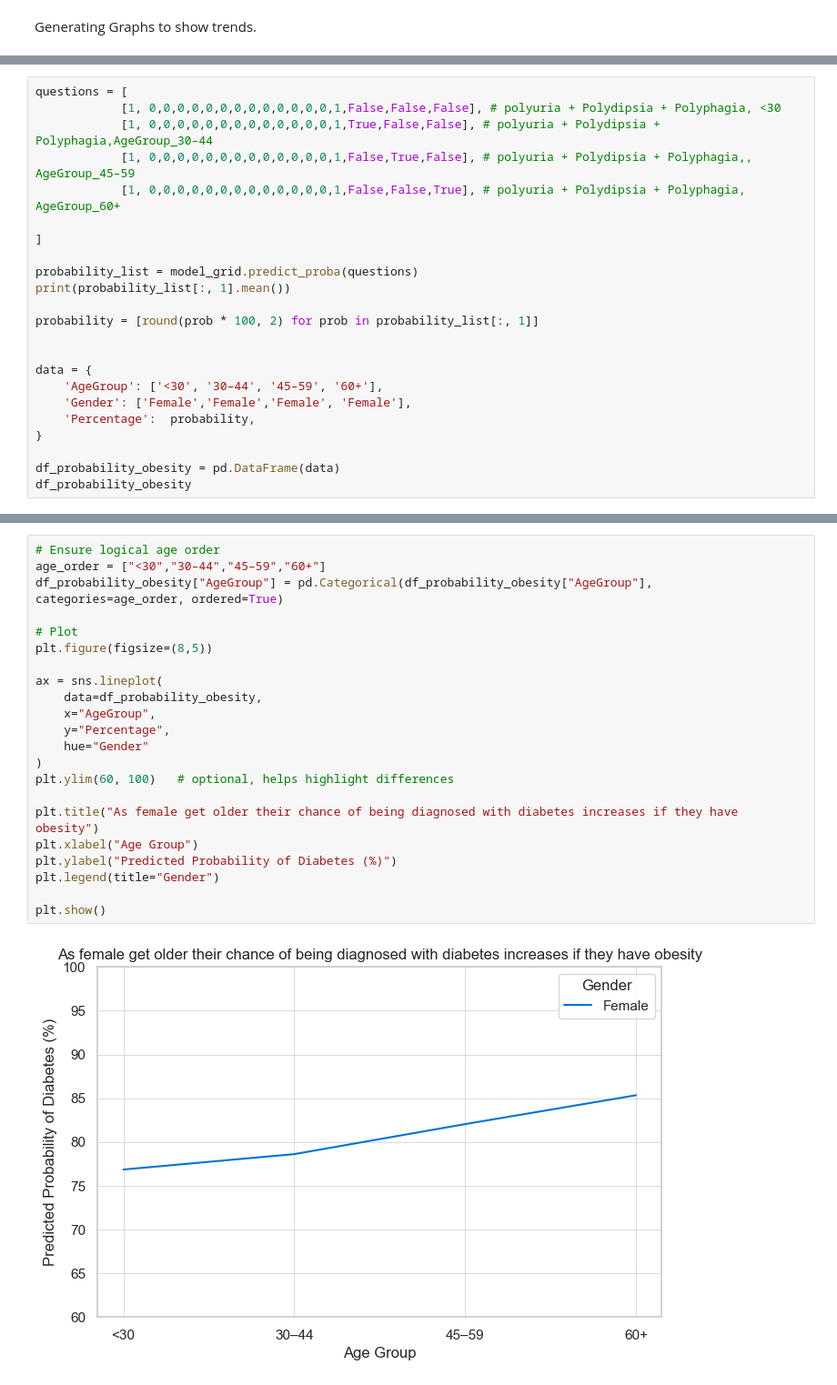
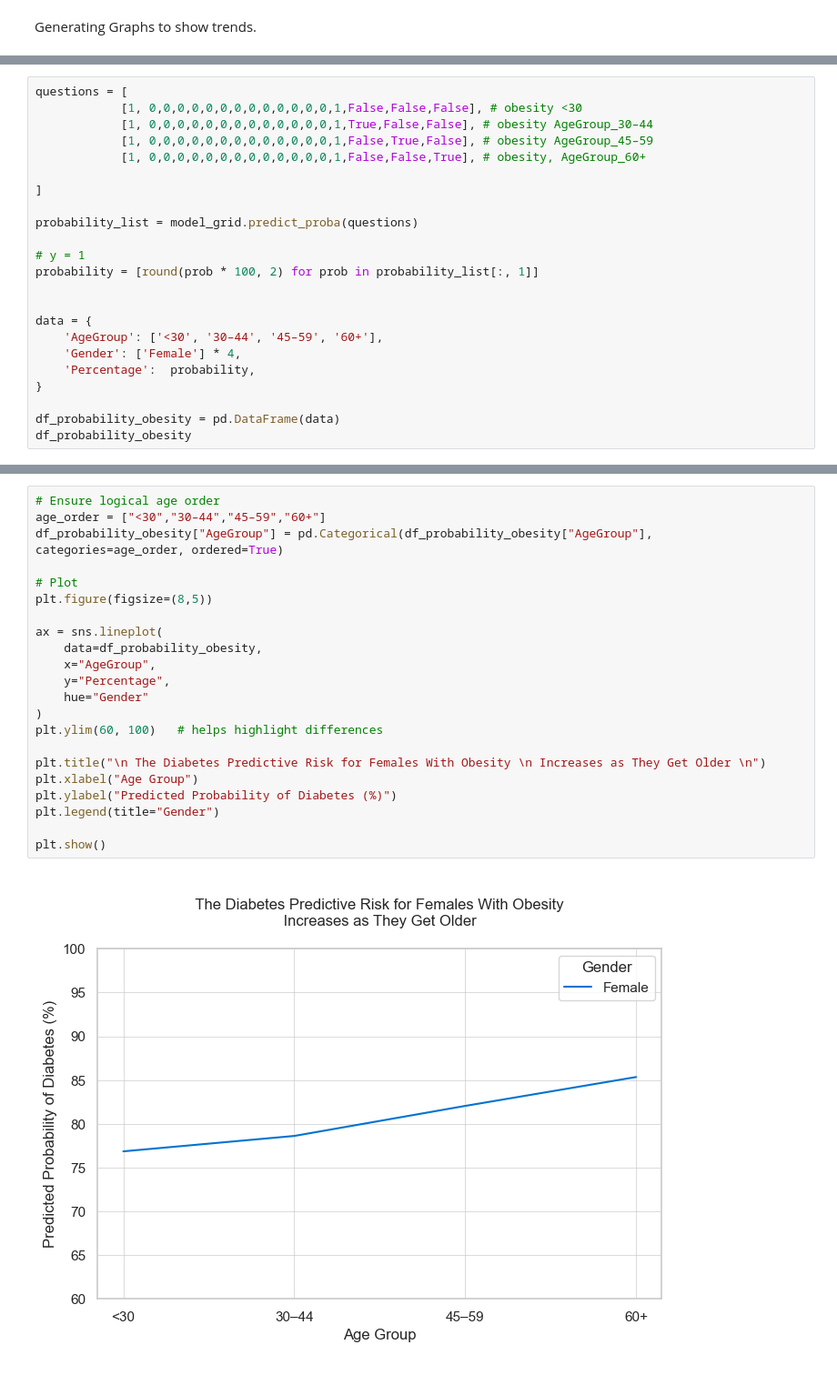
Before and after one commit to feeza2025/ds4, a Jupyter notebook: 01_activities/dataset_modelling_all.ipynb, the cells around one changed output, grey strips where cells are left out. Shown at 91% size. Drawn from its saved outputs; the diff is of its cells as text.

```diff
--- a/01_activities/dataset_modelling_all.ipynb
+++ b/01_activities/dataset_modelling_all.ipynb
@@ -814,21 +733,21 @@ plt.show()
 # %%
 questions = [
-            [1, 0,0,0,0,0,0,0,0,0,0,0,0,0,1,False,False,False], # polyuria + Polydipsia + Polyphagia, <30
-            [1, 0,0,0,0,0,0,0,0,0,0,0,0,0,1,True,False,False], # polyuria + Polydipsia + Polyphagia,AgeGroup_30–44
-            [1, 0,0,0,0,0,0,0,0,0,0,0,0,0,1,False,True,False], # polyuria + Polydipsia + Polyphagia,, AgeGroup_45–59
-            [1, 0,0,0,0,0,0,0,0,0,0,0,0,0,1,False,False,True], # polyuria + Polydipsia + Polyphagia, AgeGroup_60+
+            [1, 0,0,0,0,0,0,0,0,0,0,0,0,0,1,False,False,False], # obesity <30
+            [1, 0,0,0,0,0,0,0,0,0,0,0,0,0,1,True,False,False], # obesity AgeGroup_30–44
+            [1, 0,0,0,0,0,0,0,0,0,0,0,0,0,1,False,True,False], # obesity AgeGroup_45–59
+            [1, 0,0,0,0,0,0,0,0,0,0,0,0,0,1,False,False,True], # obesity, AgeGroup_60+
 
 ]
 
 probability_list = model_grid.predict_proba(questions)
-print(probability_list[:, 1].mean())
 
+# y = 1
 probability = [round(prob * 100, 2) for prob in probability_list[:, 1]]
 
 
 data = {
     'AgeGroup': ['<30', '30–44', '45–59', '60+'],
-    'Gender': ['Female','Female','Female', 'Female'],
+    'Gender': ['Female'] * 4,
     'Percentage':  probability,
 }
 
@@ -844,25 +762,25 @@ df_probability_obesity
 # %%
 # Ensure logical age order
 age_order = ["<30","30–44","45–59","60+"]
 df_probability_obesity["AgeGroup"] = pd.Categorical(df_probability_obesity["AgeGroup"], categories=age_order, ordered=True)
 
 # Plot
 plt.figure(figsize=(8,5))
 
 ax = sns.lineplot(
     data=df_probability_obesity,
     x="AgeGroup",
     y="Percentage",
     hue="Gender"
 )
-plt.ylim(60, 100)   # optional, helps highlight differences
+plt.ylim(60, 100)   # helps highlight differences
 
-plt.title("As female get older their chance of being diagnosed with diabetes increases if they have obesity")
+plt.title("\n The Diabetes Predictive Risk for Females With Obesity \n Increases as They Get Older \n")
 plt.xlabel("Age Group")
 plt.ylabel("Predicted Probability of Diabetes (%)")
 plt.legend(title="Gender")
 
 plt.show()
 # %% [output]
-[figure, old version]
+[figure, new version]
 # %% [markdown]
```
Also changed, not shown: parts of 34 cells of this notebook.
